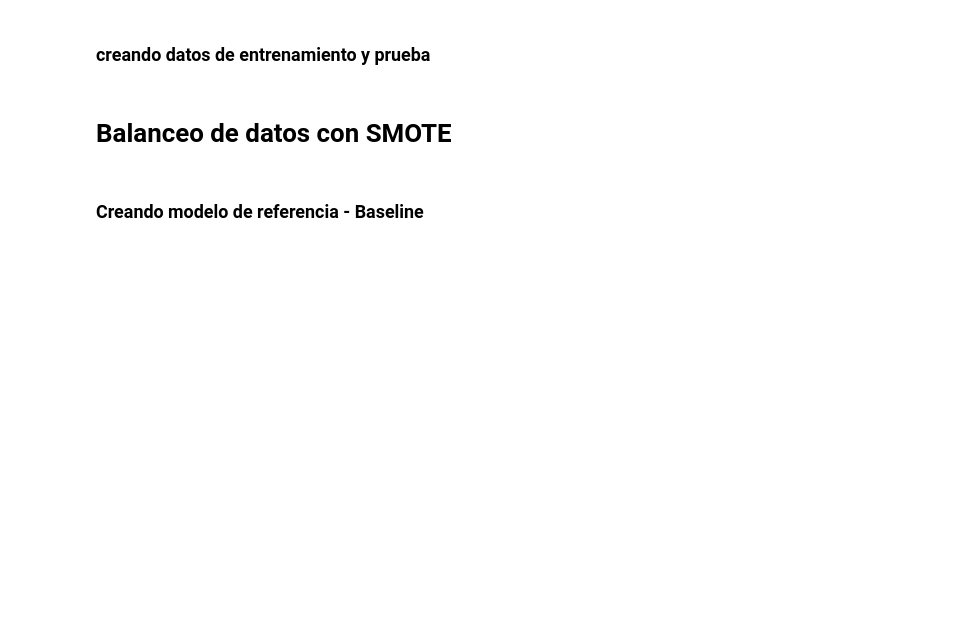
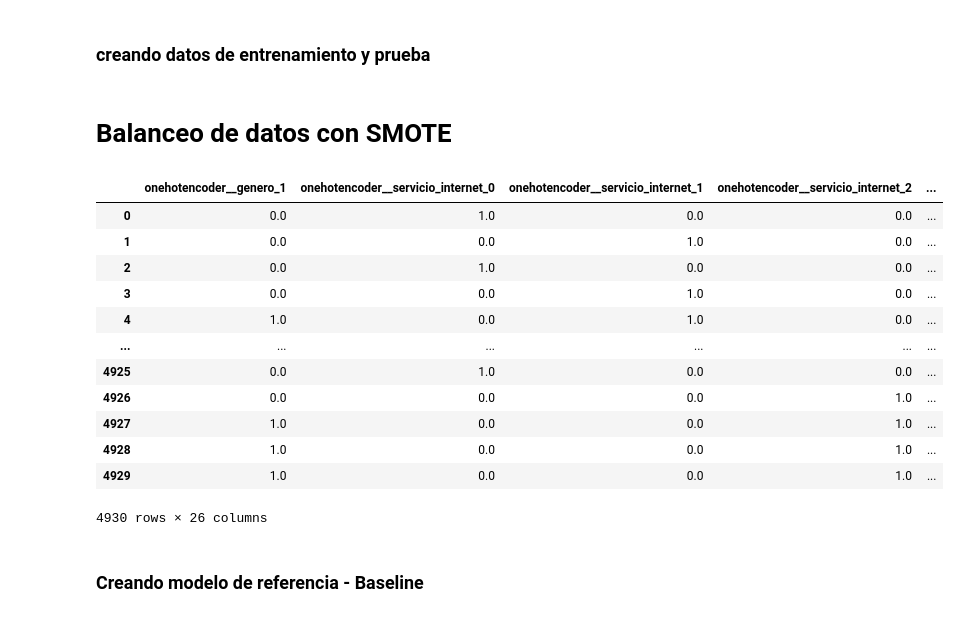
Before and after one commit to arnaldourbina/desafio_telecom_x_2, a Jupyter notebook: Desafio_TelecomX2.ipynb, the cells around one changed output. Drawn from its saved outputs; the diff is of its cells as text; code cells hidden in the pictures; blank space fills up the shorter version.

```diff
--- a/Desafio_TelecomX2.ipynb
+++ b/Desafio_TelecomX2.ipynb
@@ -224,6 +224,23 @@ from imblearn.over_sampling import SMOTE
 
 smote = SMOTE(random_state=42)
 X_train_smote, y_train_smote = smote.fit_resample(X_train, y_train)
+# %%
+df_X_train = pd.DataFrame(X_train, columns=met_one_hot.get_feature_names_out(columnas))
+df_X_train
+# %% [output]
+|  | onehotencoder__genero_1 | onehotencoder__servicio_internet_0 | onehotencoder__servicio_internet_1 | onehotencoder__servicio_internet_2 | ... |
+| 0 | 0.0 | 1.0 | 0.0 | 0.0 | ... |
+| 1 | 0.0 | 0.0 | 1.0 | 0.0 | ... |
+| 2 | 0.0 | 1.0 | 0.0 | 0.0 | ... |
+| 3 | 0.0 | 0.0 | 1.0 | 0.0 | ... |
+| 4 | 1.0 | 0.0 | 1.0 | 0.0 | ... |
+| ... | ... | ... | ... | ... | ... |
+| 4925 | 0.0 | 1.0 | 0.0 | 0.0 | ... |
+| 4926 | 0.0 | 0.0 | 0.0 | 1.0 | ... |
+| 4927 | 1.0 | 0.0 | 0.0 | 1.0 | ... |
+| 4928 | 1.0 | 0.0 | 0.0 | 1.0 | ... |
+| 4929 | 1.0 | 0.0 | 0.0 | 1.0 | ... |
+4930 rows × 26 columns
 # %% [markdown]
 ### Creando modelo de referencia - Baseline
 # %%
```
Also changed, not shown: parts of 14 cells of this notebook.
